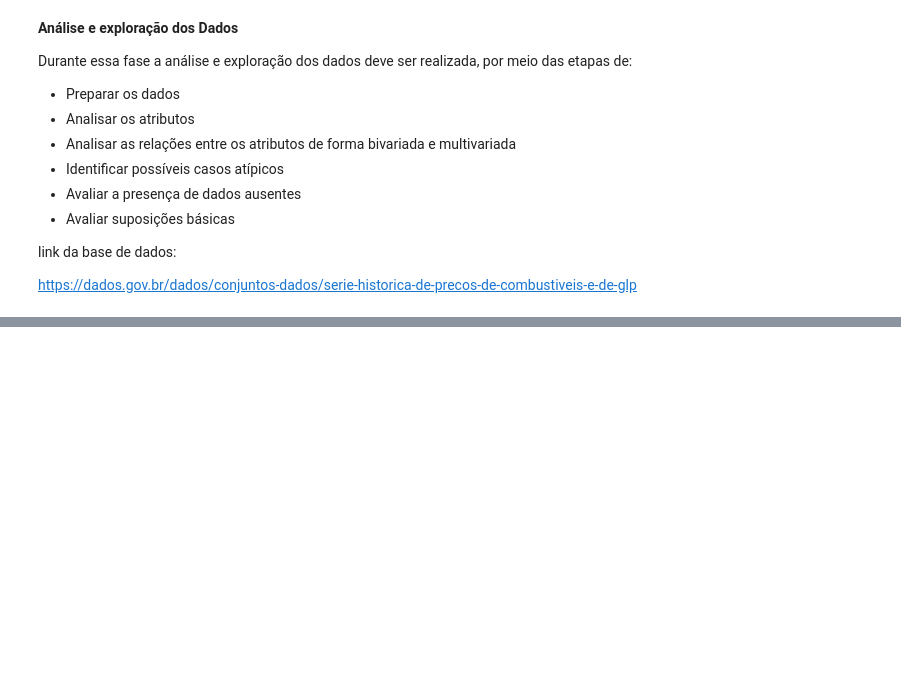
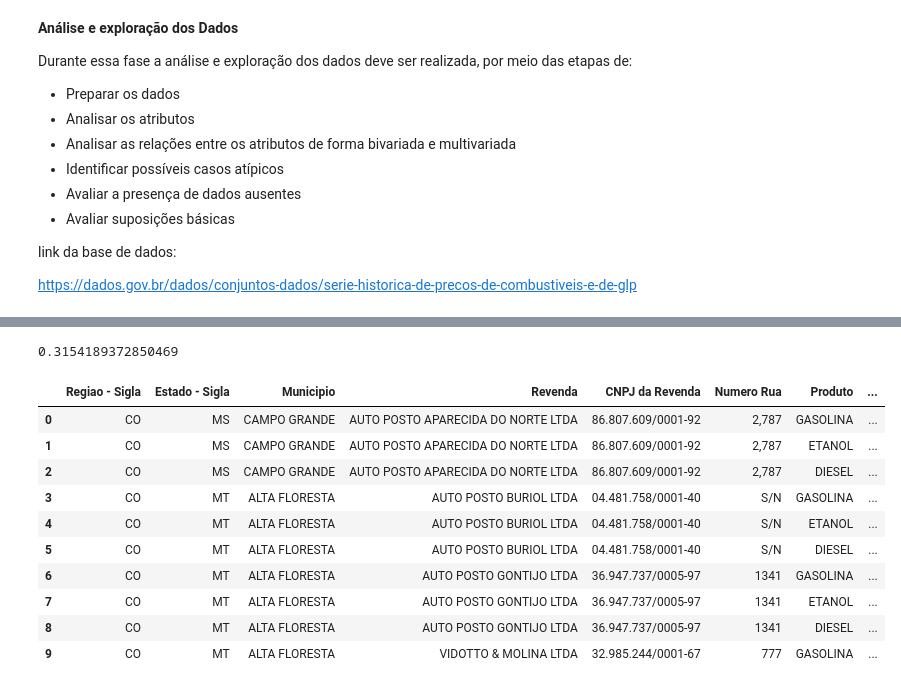
Before and after one commit to SandraRojasZ/DataScience, a Jupyter notebook: ProjetoAED.ipynb, the cells around one changed output, grey strips where cells are left out. Cells and saved outputs as stored; diff of their text form; code cells hidden in the pictures; blank space fills up the shorter version.

```diff
--- a/ProjetoAED.ipynb
+++ b/ProjetoAED.ipynb
@@ -54,0 +99,23 @@ dados.head()
+# %%
+# porcentagem dos dados faltantes do Valor de Compra em relação ao total dos dados
+288708/915316
+# %% [output]
+0.3154189372850469
+# %%
+# Removendo colunas dados micros em que são repetidos, visto que já se tem os mesmo dados no macro como Região, Estado, Municipio
+# axis = 1 porque estou removendo as colunas
+df_combustiveis_2 = df_combustiveis.drop(['Nome da Rua', 'Complemento', 'Bairro', 'Cep'], axis = 1)
+# %%
+df_combustiveis_2.head(10)
+# %% [output]
+|  | Regiao - Sigla | Estado - Sigla | Municipio | Revenda | CNPJ da Revenda | Numero Rua | Produto | ... |
+| 0 | CO | MS | CAMPO GRANDE | AUTO POSTO APARECIDA DO NORTE LTDA | 86.807.609/0001-92 | 2,787 | GASOLINA | ... |
+| 1 | CO | MS | CAMPO GRANDE | AUTO POSTO APARECIDA DO NORTE LTDA | 86.807.609/0001-92 | 2,787 | ETANOL | ... |
+| 2 | CO | MS | CAMPO GRANDE | AUTO POSTO APARECIDA DO NORTE LTDA | 86.807.609/0001-92 | 2,787 | DIESEL | ... |
+| 3 | CO | MT | ALTA FLORESTA | AUTO POSTO BURIOL LTDA | 04.481.758/0001-40 | S/N | GASOLINA | ... |
+| 4 | CO | MT | ALTA FLORESTA | AUTO POSTO BURIOL LTDA | 04.481.758/0001-40 | S/N | ETANOL | ... |
+| 5 | CO | MT | ALTA FLORESTA | AUTO POSTO BURIOL LTDA | 04.481.758/0001-40 | S/N | DIESEL | ... |
+| 6 | CO | MT | ALTA FLORESTA | AUTO POSTO GONTIJO LTDA | 36.947.737/0005-97 | 1341 | GASOLINA | ... |
+| 7 | CO | MT | ALTA FLORESTA | AUTO POSTO GONTIJO LTDA | 36.947.737/0005-97 | 1341 | ETANOL | ... |
+| 8 | CO | MT | ALTA FLORESTA | AUTO POSTO GONTIJO LTDA | 36.947.737/0005-97 | 1341 | DIESEL | ... |
+| 9 | CO | MT | ALTA FLORESTA | VIDOTTO & MOLINA LTDA | 32.985.244/0001-67 | 777 | GASOLINA | ... |
```
Also changed, not shown: parts of 6 cells of this notebook.
